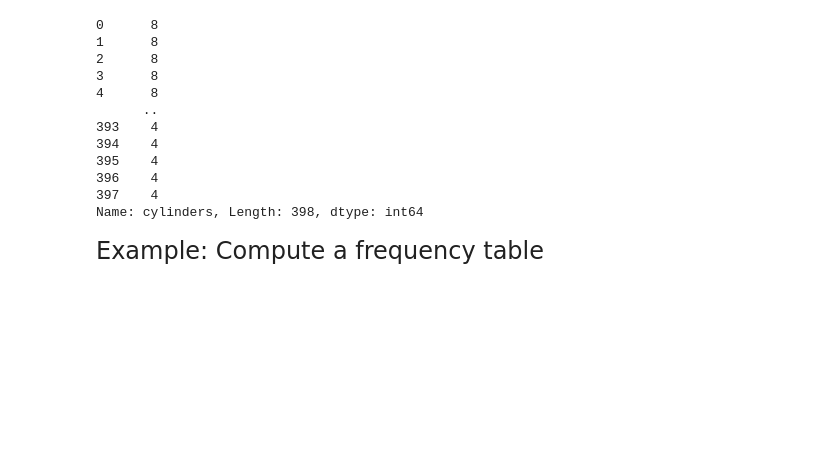
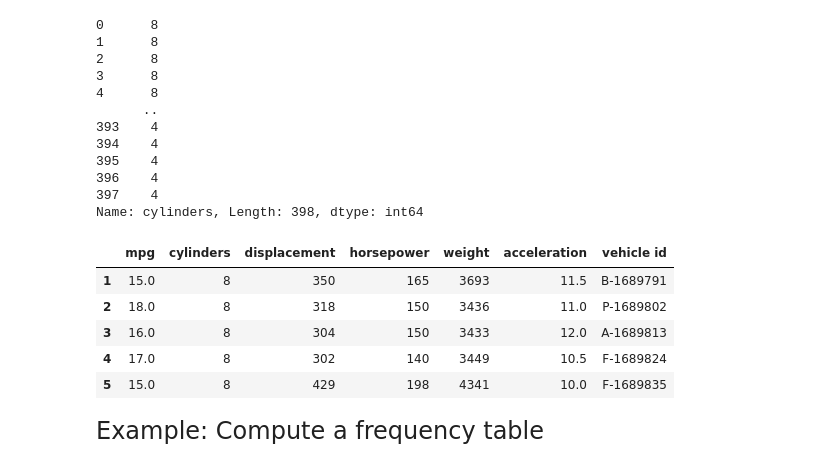
Before and after one commit to yxyang05/qtm151spring2024, a Jupyter notebook: Lecture 01/Lecture1.ipynb, the cells around one changed output. Saved outputs shown, nothing was run; the diff lists cells and outputs as text; code cells hidden in the pictures; blank space fills up the shorter version.

```diff
--- a/Lecture 01/Lecture1.ipynb
+++ b/Lecture 01/Lecture1.ipynb
@@ -155,6 +155,23 @@ carfeatures['cylinders']
 396    4
 397    4
 Name: cylinders, Length: 398, dtype: int64
+# %%
+#use DataFrame.loc[] method to extract row observations
+#condition on index labels
+carfeatures.loc[0]
+
+#use [commas between index labels] to extract more than 1 observation
+carfeatures.loc[[0,1,3]]
+
+#use ":" to extract rows inbetween two labels
+carfeatures.loc[1:5]
+# %% [output]
+|  | mpg | cylinders | displacement | horsepower | weight | acceleration | vehicle id |
+| 1 | 15.0 | 8 | 350 | 165 | 3693 | 11.5 | B-1689791 |
+| 2 | 18.0 | 8 | 318 | 150 | 3436 | 11.0 | P-1689802 |
+| 3 | 16.0 | 8 | 304 | 150 | 3433 | 12.0 | A-1689813 |
+| 4 | 17.0 | 8 | 302 | 140 | 3449 | 10.5 | F-1689824 |
+| 5 | 15.0 | 8 | 429 | 198 | 4341 | 10.0 | F-1689835 |
 # %% [markdown]
 <font size="5">
 
```
Also changed, not shown: parts of 1 cell of this notebook, 1 other file.
